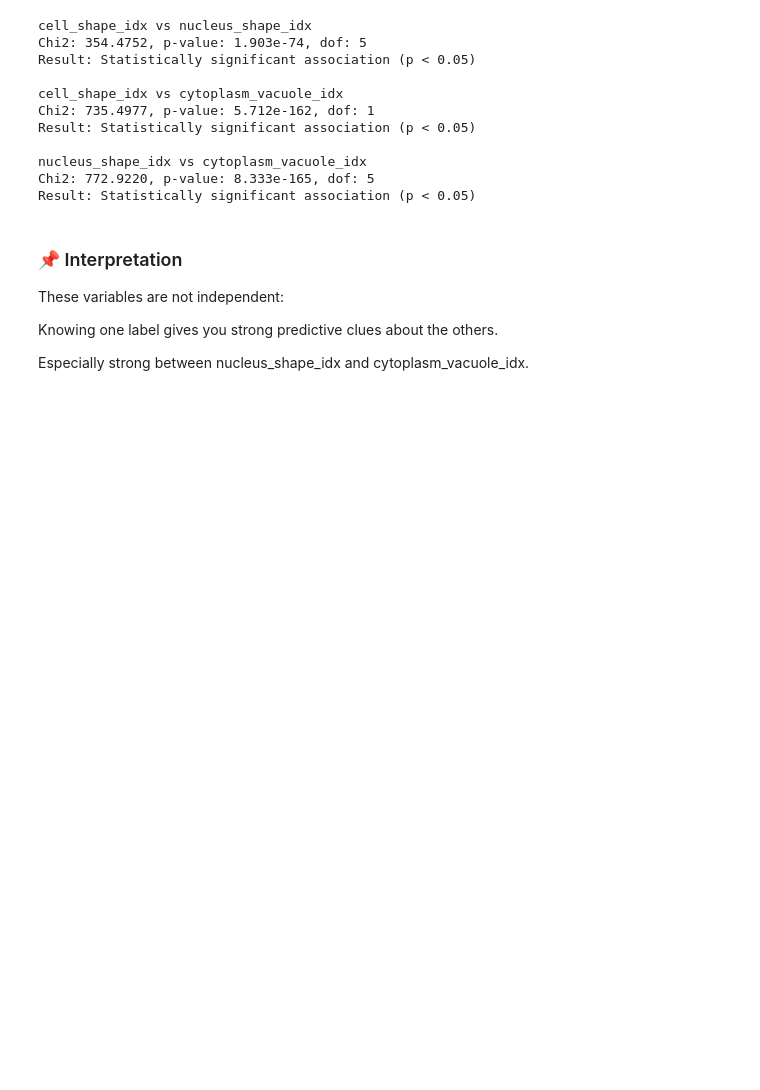
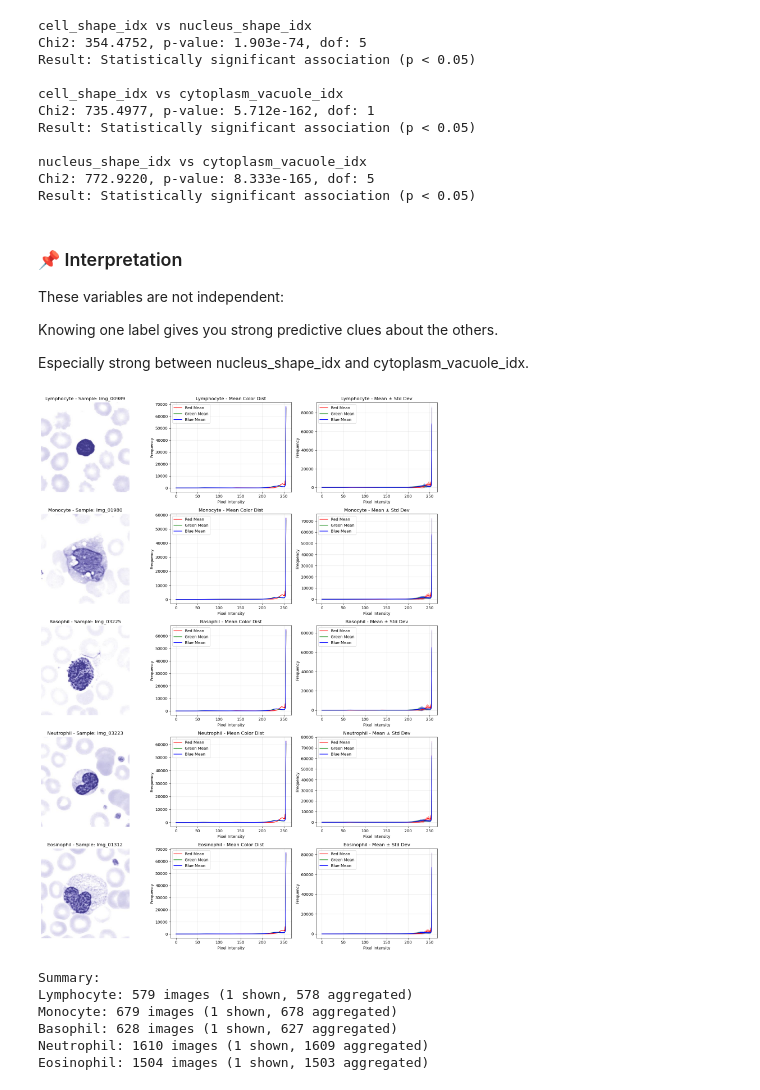
Before and after one commit to nhat117/DeepLearning_A1, a Jupyter notebook: A1.ipynb, the cells around one changed output. Drawn from its saved outputs; the diff is of its cells as text; code cells hidden in the pictures; blank space fills up the shorter version.

Commit message:
EDA: Update image color visualization

```diff
--- a/A1.ipynb
+++ b/A1.ipynb
@@ -533,0 +630,10 @@ Especially strong between nucleus_shape_idx and cytoplasm_vacuole_idx.
+# %%
+plot_color_distribution_single_vs_aggregate(dev_data, data_dir / "Hematoxylin", 'label')
+# %% [output]
+[figure, added]
+Summary:
+Lymphocyte: 579 images (1 shown, 578 aggregated)
+Monocyte: 679 images (1 shown, 678 aggregated)
+Basophil: 628 images (1 shown, 627 aggregated)
+Neutrophil: 1610 images (1 shown, 1609 aggregated)
+Eosinophil: 1504 images (1 shown, 1503 aggregated)
```
Also changed, not shown: parts of 6 cells of this notebook.
